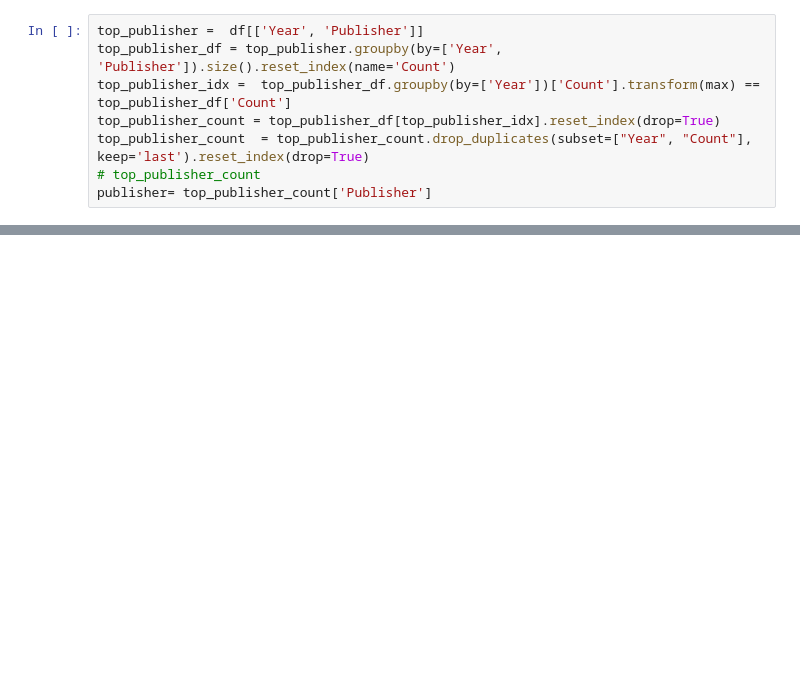
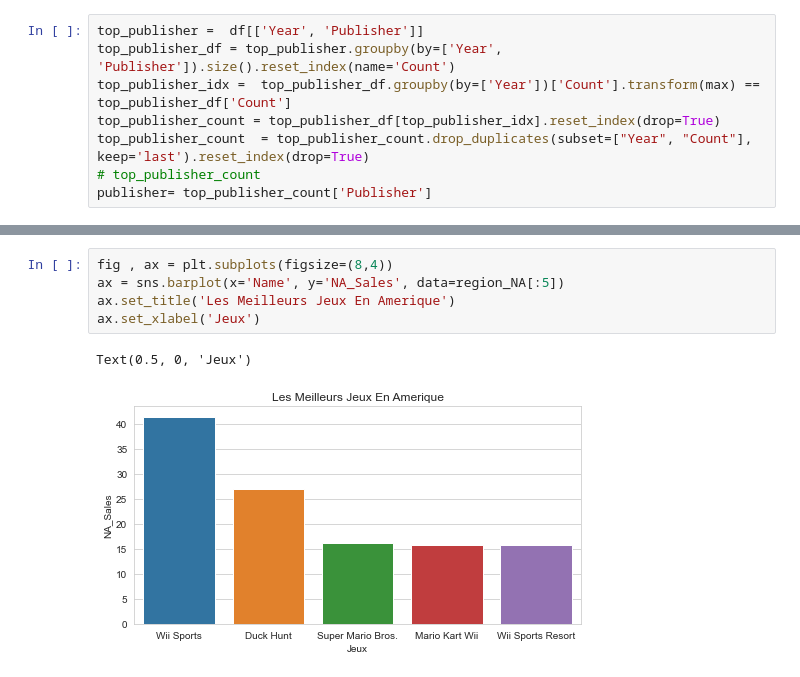
Before and after one commit to stdynv/suivi_projet_data, a Jupyter notebook: projet.ipynb, the cells around one changed output, grey strips where cells are left out. Drawn from its saved outputs; the diff is of its cells as text; blank space fills up the shorter version.

```diff
--- a/projet.ipynb
+++ b/projet.ipynb
@@ -183,0 +232,8 @@ plt.show()
+# %%
+fig , ax = plt.subplots(figsize=(8,4))
+ax = sns.barplot(x='Name', y='NA_Sales', data=region_NA[:5])
+ax.set_title('Les Meilleurs Jeux En Amerique')
+ax.set_xlabel('Jeux')
+# %% [output]
+Text(0.5, 0, 'Jeux')
+[figure, added]
```
Also changed, not shown: parts of 46 cells of this notebook.
